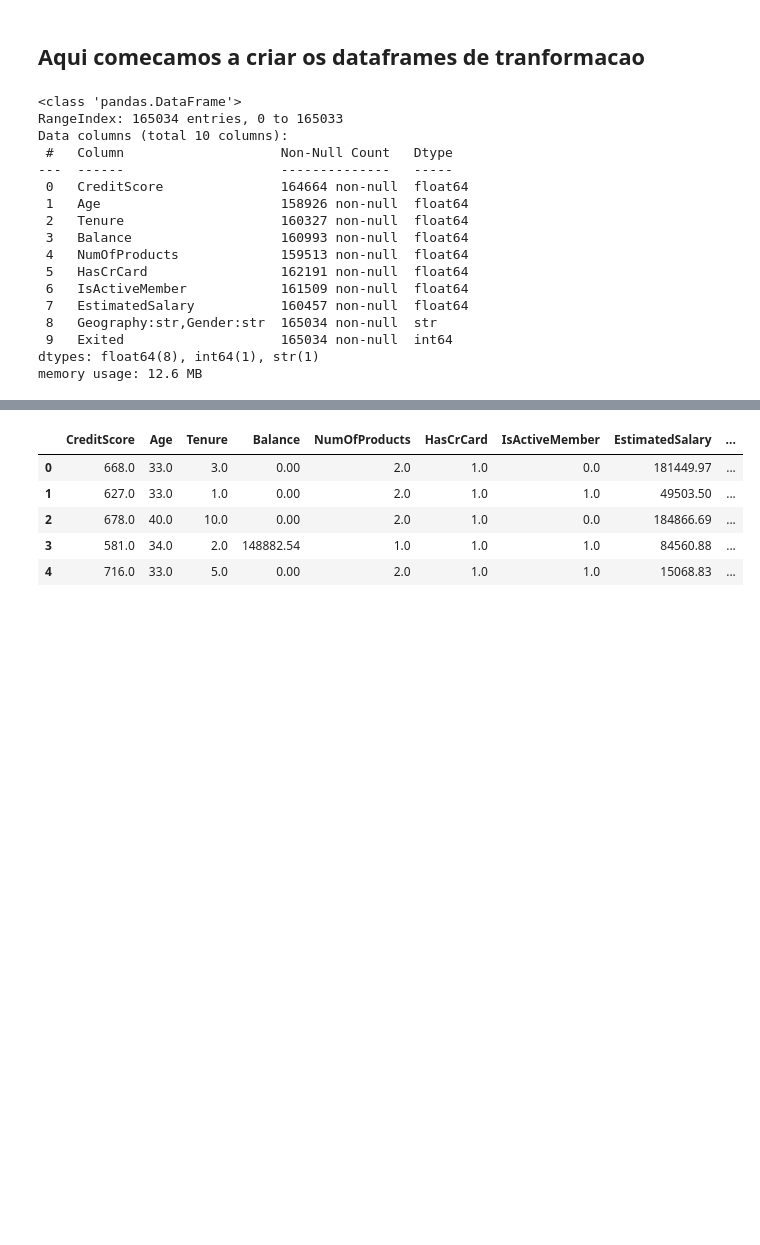
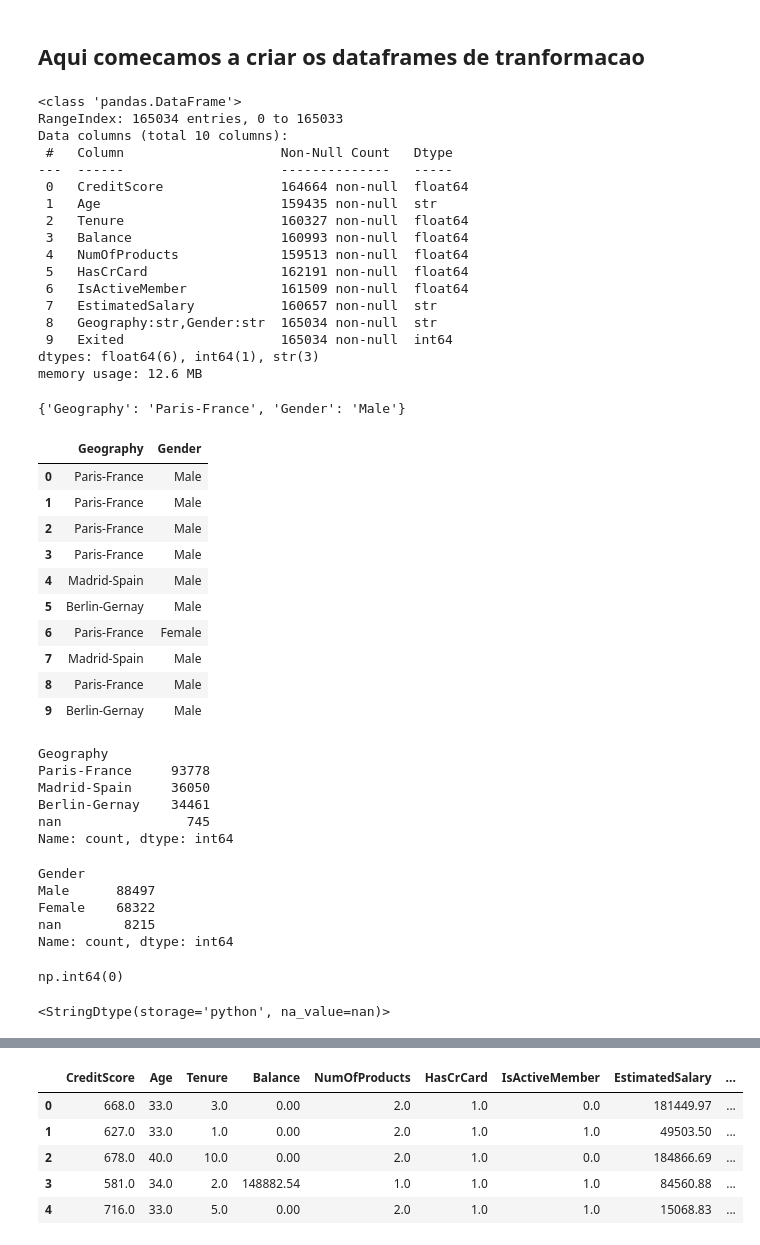
Before and after one commit to micheldouglas32-star/pratica_pos, a Jupyter notebook: modulo01-fundamentos-de-ia-e-llms-para-programadores/exemplo-01/Redes Neurais/notebook/code.ipynb, the cells around one changed output, grey strips where cells are left out. Drawn from its saved outputs; the diff is of its cells as text; code cells hidden in the pictures; blank space fills up the shorter version.

```diff
--- a/modulo01-fundamentos-de-ia-e-llms-para-programadores/exemplo-01/Redes Neurais/notebook/code.ipynb
+++ b/modulo01-fundamentos-de-ia-e-llms-para-programadores/exemplo-01/Redes Neurais/notebook/code.ipynb
@@ -163,6 +163,6 @@ df["EstimatedSalary"].head(20).tolist()
  '125083.29',
  '180890.4']
 # %%
-df["Age"] = pd.to_numeric(df["Age"], errors="coerce")
-df["EstimatedSalary"] = pd.to_numeric(df["EstimatedSalary"], errors="coerce")
+# df["Age"] = pd.to_numeric(df["Age"], errors="coerce")
+# df["EstimatedSalary"] = pd.to_numeric(df["EstimatedSalary"], errors="coerce")
 # %%
@@ -215,14 +215,65 @@ Data columns (total 10 columns):
  #   Column                    Non-Null Count   Dtype
 ---  ------                    --------------   -----
  0   CreditScore               164664 non-null  float64
- 1   Age                       158926 non-null  float64
+ 1   Age                       159435 non-null  str
  2   Tenure                    160327 non-null  float64
  3   Balance                   160993 non-null  float64
  4   NumOfProducts             159513 non-null  float64
  5   HasCrCard                 162191 non-null  float64
  6   IsActiveMember            161509 non-null  float64
- 7   EstimatedSalary           160457 non-null  float64
+ 7   EstimatedSalary           160657 non-null  str
  8   Geography:str,Gender:str  165034 non-null  str
  9   Exited                    165034 non-null  int64
-dtypes: float64(8), int64(1), str(1)
+dtypes: float64(6), int64(1), str(3)
 memory usage: 12.6 MB
+# %%
+ast.literal_eval(df_model["Geography:str,Gender:str"].iloc[0])
+# %% [output]
+{'Geography': 'Paris-France', 'Gender': 'Male'}
+# %%
+df_model["Geography"]= df_model["Geography:str,Gender:str"].apply(
+    lambda x: ast.literal_eval(x)["Geography"]
+)
+
+df_model["Gender"]= df_model["Geography:str,Gender:str"].apply(
+    lambda x: ast.literal_eval(x)["Gender"]
+)
+# %%
+df_model[["Geography", "Gender"]].head(10)
+# %% [output]
+|  | Geography | Gender |
+| 0 | Paris-France | Male |
+| 1 | Paris-France | Male |
+| 2 | Paris-France | Male |
+| 3 | Paris-France | Male |
+| 4 | Madrid-Spain | Male |
+| 5 | Berlin-Gernay | Male |
+| 6 | Paris-France | Female |
+| 7 | Madrid-Spain | Male |
+| 8 | Paris-France | Male |
+| 9 | Berlin-Gernay | Male |
+# %%
+df_model["Geography"].value_counts(dropna=False)
+# %% [output]
+Geography
+Paris-France     93778
+Madrid-Spain     36050
+Berlin-Gernay    34461
+nan                745
+Name: count, dtype: int64
+# %%
+df_model["Gender"].value_counts(dropna=False)
+# %% [output]
+Gender
+Male      88497
+Female    68322
+nan        8215
+Name: count, dtype: int64
+# %%
+df_model["Gender"].isna().sum()
+# %% [output]
+np.int64(0)
+# %%
+df_model["Gender"].dtype
+# %% [output]
+<StringDtype(storage='python', na_value=nan)>
```
Also changed, not shown: parts of 42 cells of this notebook.
